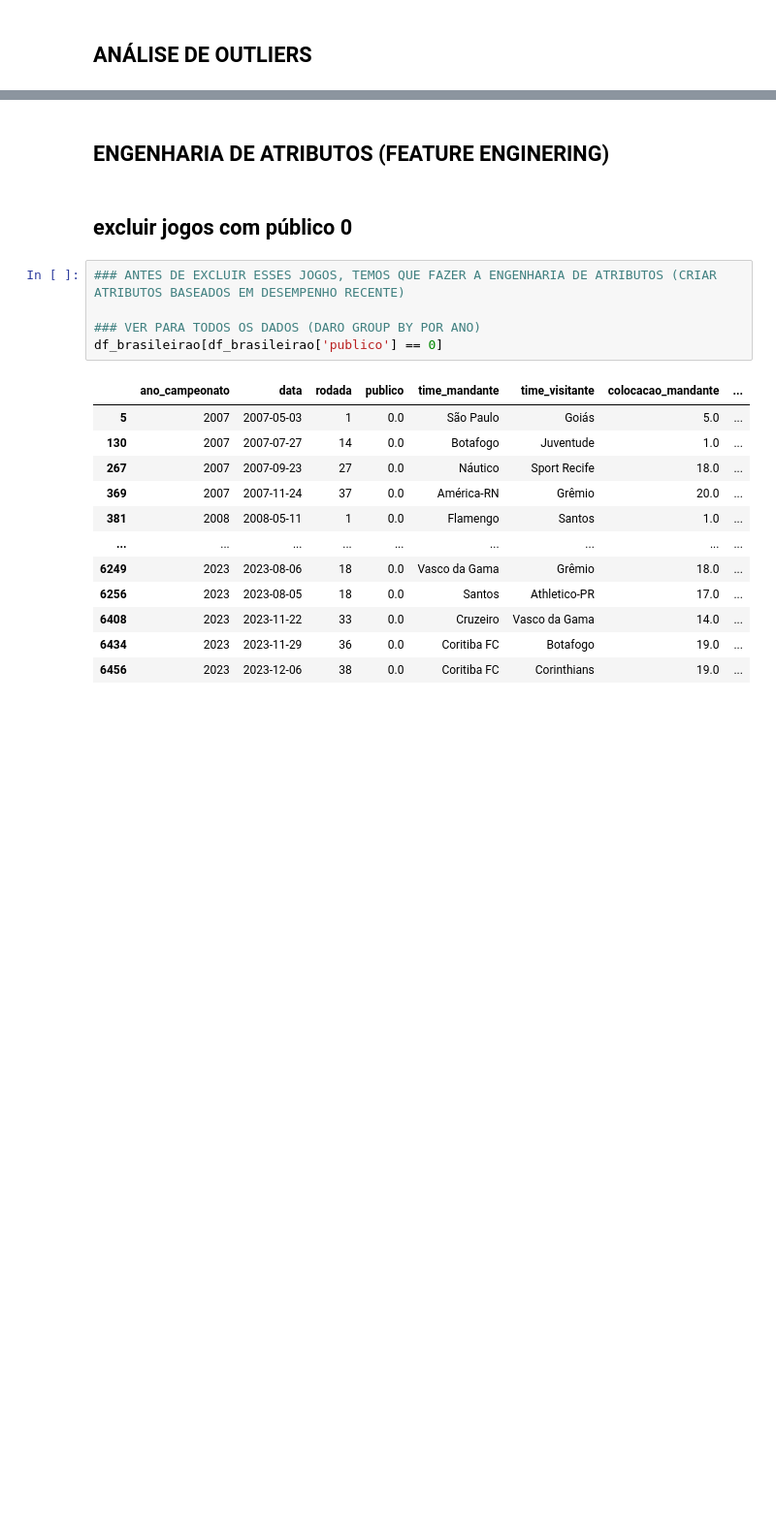
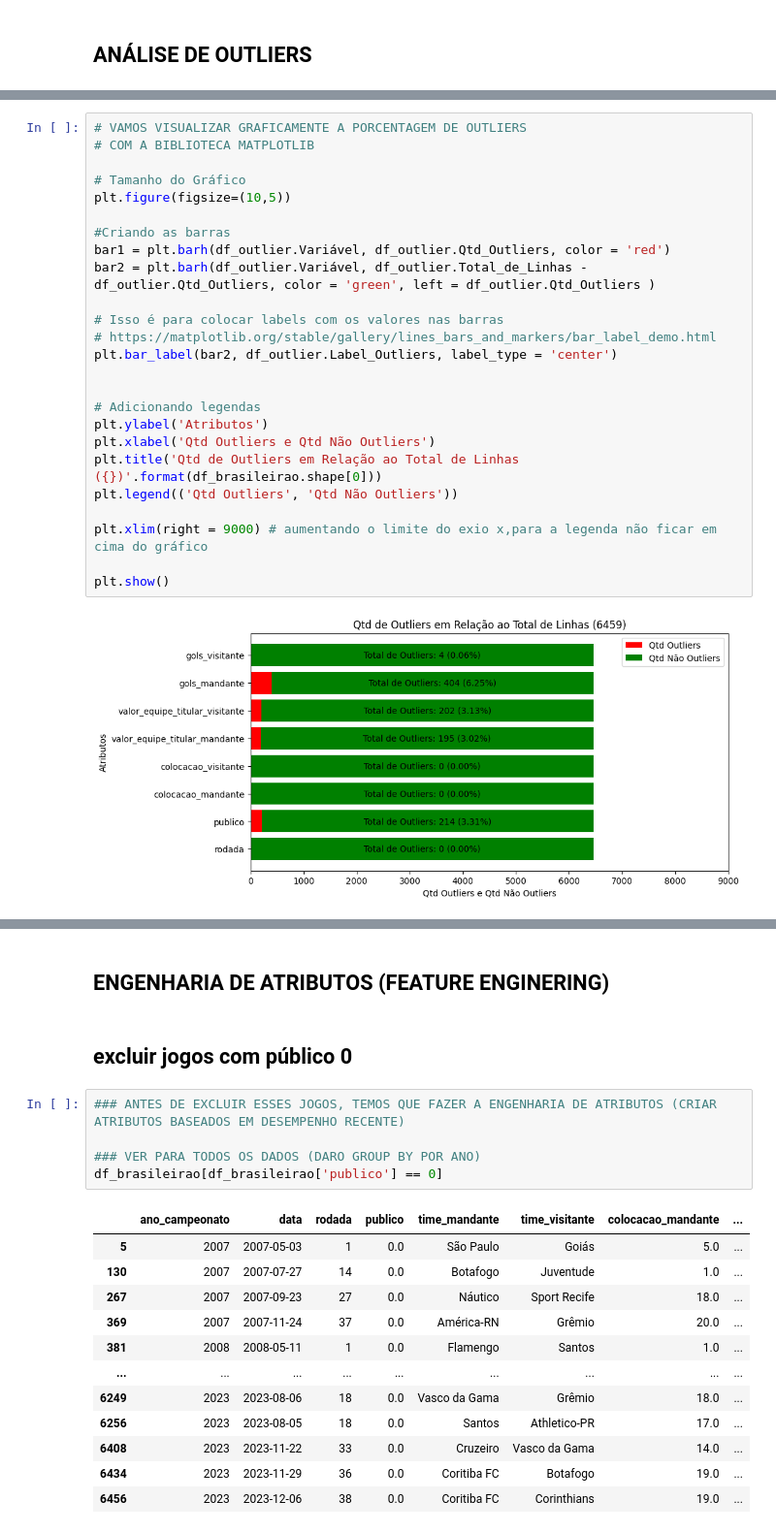
Before and after one commit to salomaofreitasjr/TCC_PUC_MINAS_POS_CIENCIA_DE_DADOS_2023, a Jupyter notebook: Projeto Python/02 - Preparação de Dados.ipynb, the cells around one changed output, grey strips where cells are left out. Shown at 97% size. Saved outputs shown, nothing was run; the diff lists cells and outputs as text; blank space fills up the shorter version.

```diff
--- a/Projeto Python/02 - Preparação de Dados.ipynb
+++ b/Projeto Python/02 - Preparação de Dados.ipynb
@@ -1376,0 +1545,27 @@ memory usage: 605.7+ KB
+# %%
+# VAMOS VISUALIZAR GRAFICAMENTE A PORCENTAGEM DE OUTLIERS
+# COM A BIBLIOTECA MATPLOTLIB
+
+# Tamanho do Gráfico
+plt.figure(figsize=(10,5))
+
+#Criando as barras
+bar1 = plt.barh(df_outlier.Variável, df_outlier.Qtd_Outliers, color = 'red')
+bar2 = plt.barh(df_outlier.Variável, df_outlier.Total_de_Linhas - df_outlier.Qtd_Outliers, color = 'green', left = df_outlier.Qtd_Outliers )
+
+# Isso é para colocar labels com os valores nas barras
+# https://matplotlib.org/stable/gallery/lines_bars_and_markers/bar_label_demo.html
+plt.bar_label(bar2, df_outlier.Label_Outliers, label_type = 'center')
+
+
+# Adicionando legendas
+plt.ylabel('Atributos')
+plt.xlabel('Qtd Outliers e Qtd Não Outliers')
+plt.title('Qtd de Outliers em Relação ao Total de Linhas ({})'.format(df_brasileirao.shape[0]))
+plt.legend(('Qtd Outliers', 'Qtd Não Outliers'))
+
+plt.xlim(right = 9000) # aumentando o limite do exio x,para a legenda não ficar em cima do gráfico
+
+plt.show()
+# %% [output]
+[figure, added]
```
Also changed, not shown: parts of 33 cells of this notebook, 1 other file.
